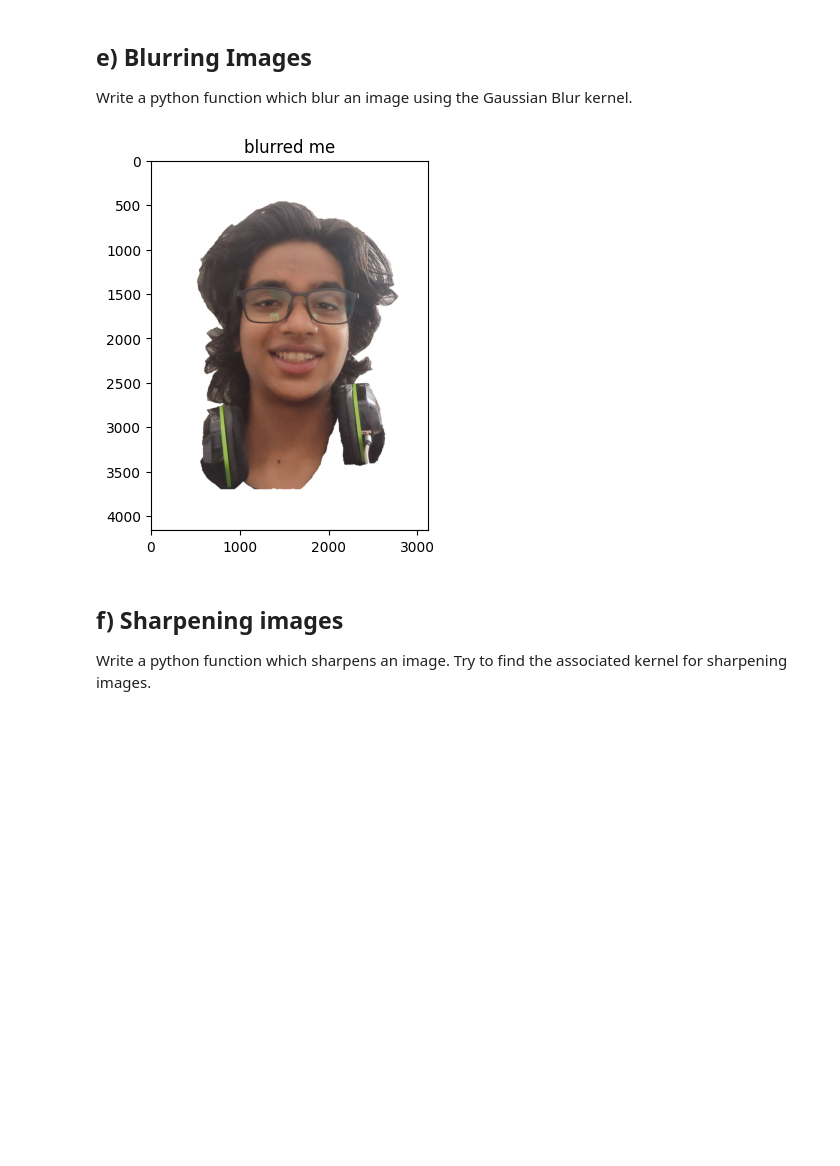
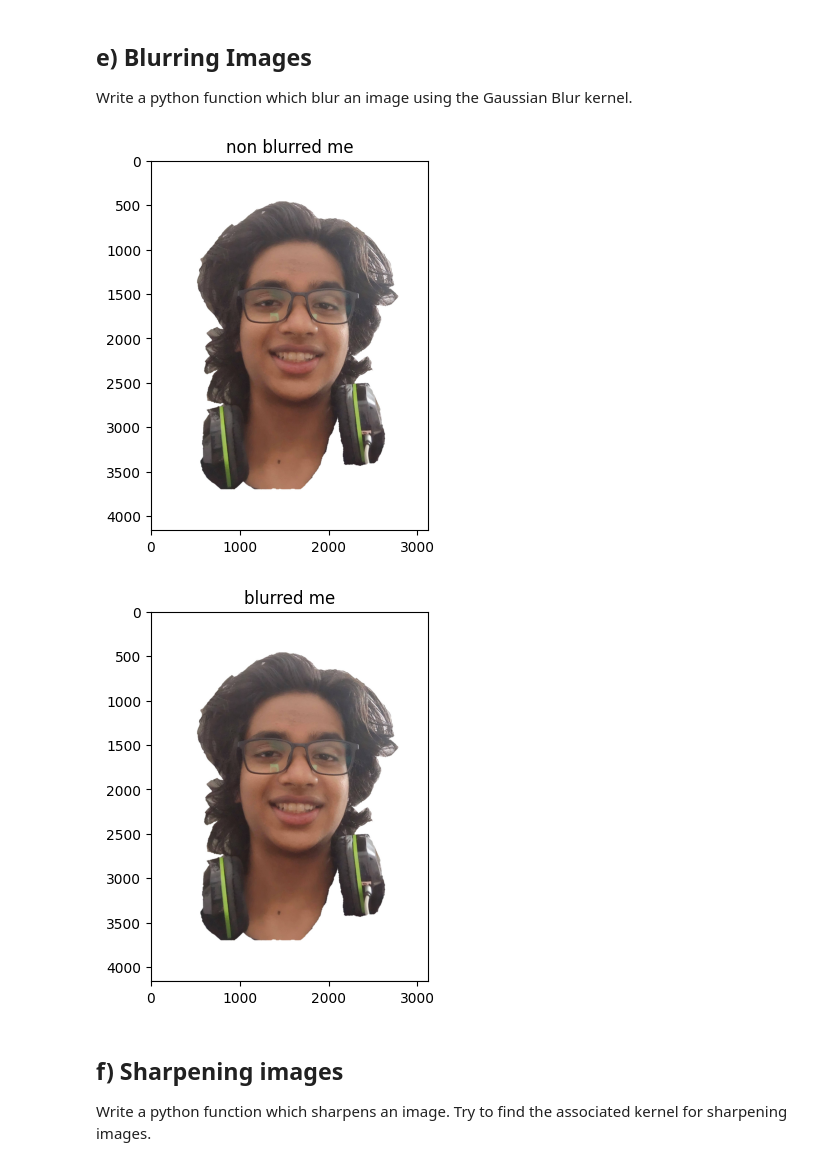
Before and after one commit to llamayondu/ISS, a Jupyter notebook: ISS_folder/Ass2/Task 2.ipynb, the cells around one changed output. Saved outputs shown, nothing was run; the diff lists cells and outputs as text; code cells hidden in the pictures; blank space fills up the shorter version.

```diff
--- a/ISS_folder/Ass2/Task 2.ipynb
+++ b/ISS_folder/Ass2/Task 2.ipynb
@@ -300,34 +301,36 @@ Write a python function which blur an image using the Gaussian Blur kernel.
 def gaussian_kernel(size):
     kernel = [[0] * size for _ in range(size)]
     center = size // 2
 
     for i in range(size):
         for j in range(size):
             x, y = i - center, j - center
             kernel[i][j] = (1 / (2 * 3.14159)) * \
                            (2.71828 ** (-(x ** 2 + y ** 2) / (2)))
 
     total = sum(map(sum, kernel))
     kernel = [[element / total for element in row] for row in kernel]
 
     return kernel
 
 def plot_kernel(kernel):
     plt.imshow(kernel, cmap='viridis', interpolation='none')
     plt.title("Gaussian Kernel")
     plt.colorbar()
     plt.show()
 
 
 
 
 
 def blurImage(img, kernel_size):
     return TwoD_Convolution(img, gaussian_kernel(kernel_size))
 
+display_image(me, title="non blurred me")
 display_image(blurImage(me, 5),title='blurred me')
 # %% [output]
-[figure, old version]
+[figure, new version]
+[figure, added]
 # %% [markdown]
 ## f) Sharpening images
 
```
Also changed, not shown: parts of 3 cells of this notebook, 1 other file.
